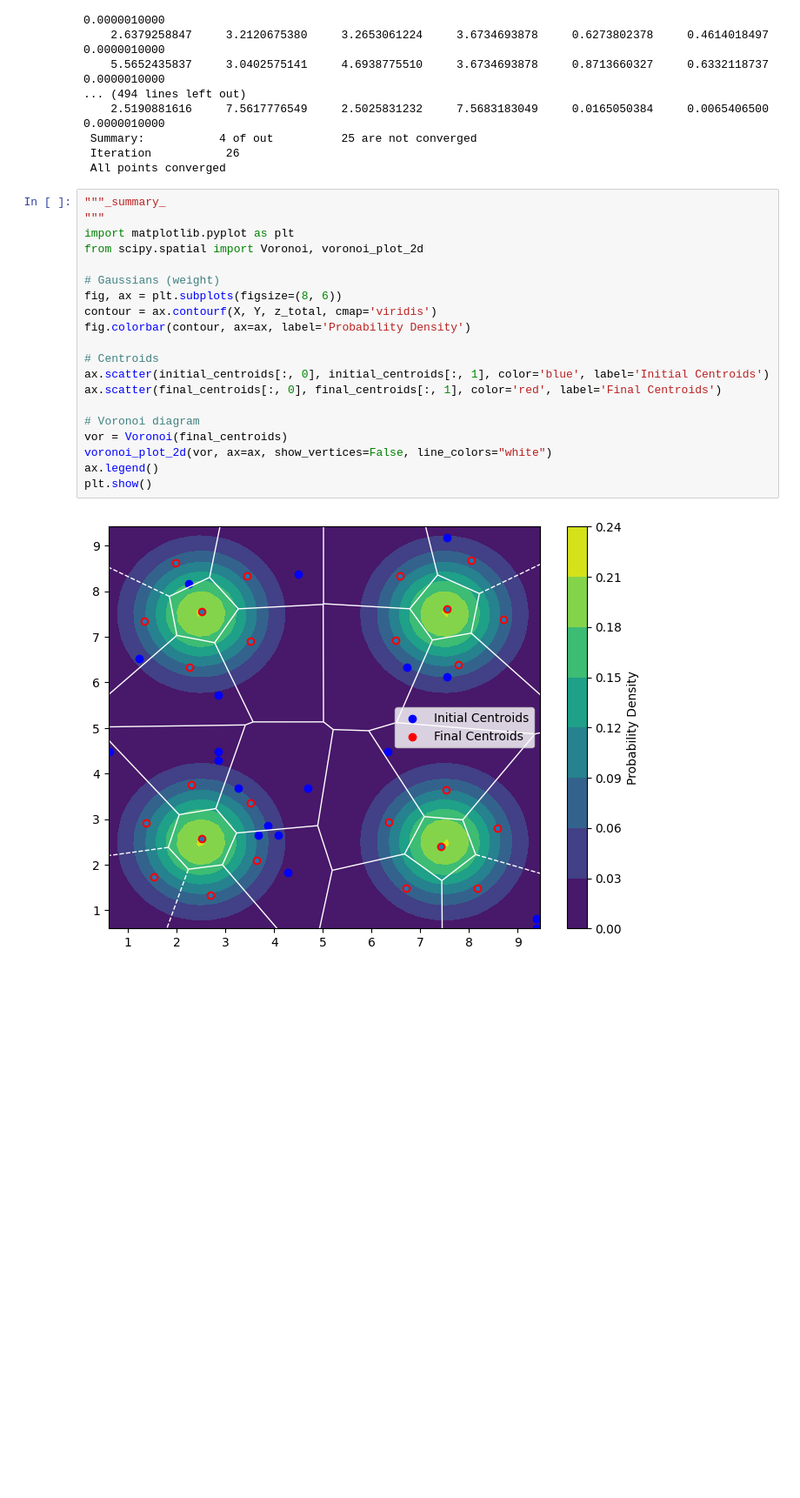
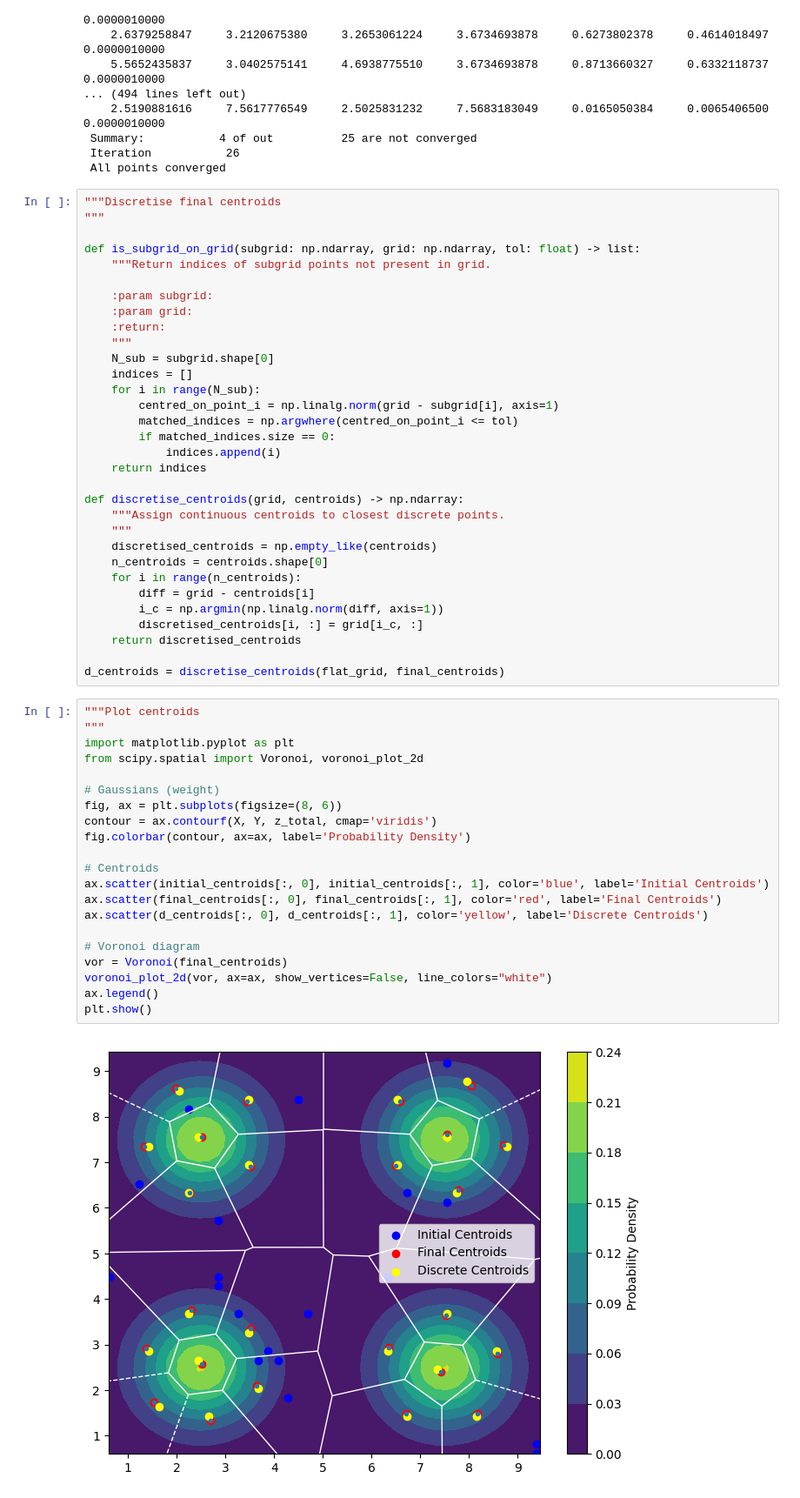
Before and after one commit to AlexBuccheri/fortran_kmeans, a Jupyter notebook: jupyter/kmeans.ipynb, the cells around one changed output. Shown: that part at 87% size. Saved outputs shown, nothing was run; the diff lists cells and outputs as text; blank space fills up the shorter version.

Commit message:
Discretise the centroids

```diff
--- a/jupyter/kmeans.ipynb
+++ b/jupyter/kmeans.ipynb
@@ -116,25 +116,58 @@ final_centroids = np.loadtxt("final_centroids.dat", skiprows=1)
  Summary:           4 of out          25 are not converged
  Iteration           26
  All points converged
+# %%
+"""Discretise final centroids
+"""
+
+def is_subgrid_on_grid(subgrid: np.ndarray, grid: np.ndarray, tol: float) -> list:
+    """Return indices of subgrid points not present in grid.
+
+    :param subgrid:
+    :param grid:
+    :return:
+    """
+    N_sub = subgrid.shape[0]
+    indices = []
+    for i in range(N_sub):
+        centred_on_point_i = np.linalg.norm(grid - subgrid[i], axis=1)
+        matched_indices = np.argwhere(centred_on_point_i <= tol)
+        if matched_indices.size == 0:
+            indices.append(i)
+    return indices
+
+def discretise_centroids(grid, centroids) -> np.ndarray:
+    """Assign continuous centroids to closest discrete points.
+    """
+    discretised_centroids = np.empty_like(centroids)
+    n_centroids = centroids.shape[0]
+    for i in range(n_centroids):
+        diff = grid - centroids[i]
+        i_c = np.argmin(np.linalg.norm(diff, axis=1))
+        discretised_centroids[i, :] = grid[i_c, :]
+    return discretised_centroids
+
+d_centroids = discretise_centroids(flat_grid, final_centroids)
 # %%
-"""_summary_
+"""Plot centroids
 """
 import matplotlib.pyplot as plt
 from scipy.spatial import Voronoi, voronoi_plot_2d
 
 # Gaussians (weight)
 fig, ax = plt.subplots(figsize=(8, 6))
 contour = ax.contourf(X, Y, z_total, cmap='viridis')
 fig.colorbar(contour, ax=ax, label='Probability Density')
 
 # Centroids
 ax.scatter(initial_centroids[:, 0], initial_centroids[:, 1], color='blue', label='Initial Centroids')
 ax.scatter(final_centroids[:, 0], final_centroids[:, 1], color='red', label='Final Centroids')
+ax.scatter(d_centroids[:, 0], d_centroids[:, 1], color='yellow', label='Discrete Centroids')
 
 # Voronoi diagram
 vor = Voronoi(final_centroids)
 voronoi_plot_2d(vor, ax=ax, show_vertices=False, line_colors="white")
 ax.legend()
 plt.show()
 # %% [output]
-[figure, old version]
+[figure, new version]
```
